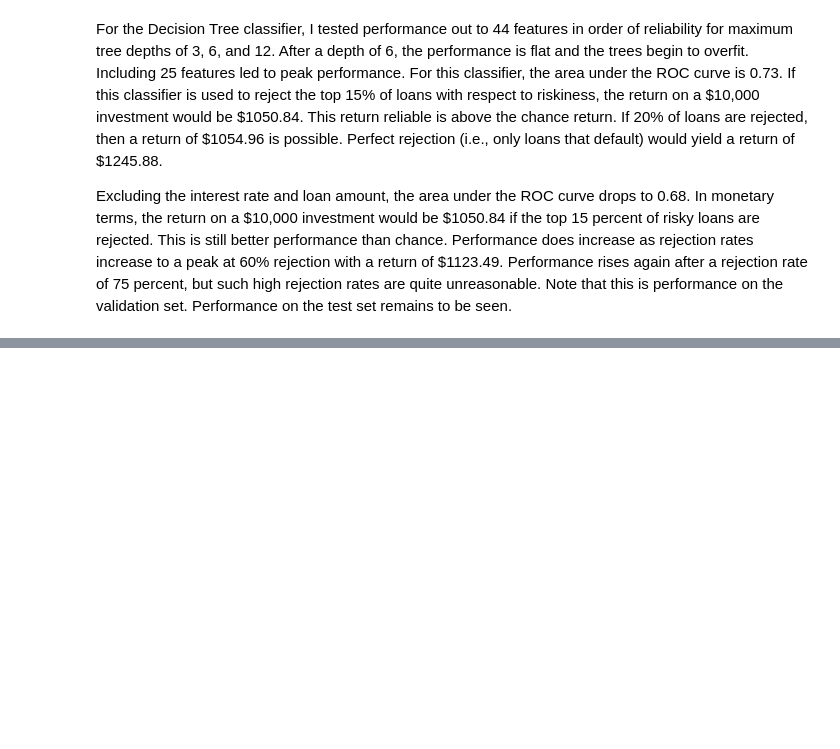
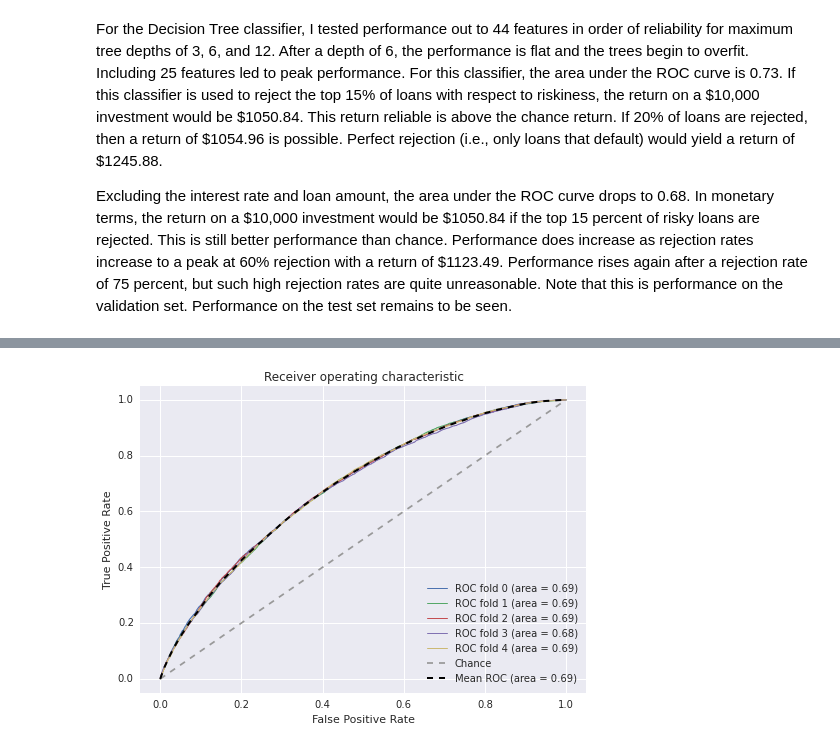
Before and after one commit to jsabrams/ds_workshop, a Jupyter notebook: capstone_project/lending_club_modeling.ipynb, the cells around one changed output, grey strips where cells are left out. Cells and saved outputs as stored; diff of their text form; code cells hidden in the pictures; blank space fills up the shorter version.

```diff
--- a/capstone_project/lending_club_modeling.ipynb
+++ b/capstone_project/lending_club_modeling.ipynb
@@ -379,0 +436,7 @@ Excluding the interest rate and loan amount, the area under the ROC curve drops
+# %%
+#Test adding features one at a time for Random Forest without including the interest rate or loan amount
+#Peaks at 17 features
+RF_clf = RandomForestClassifier(n_estimators=25, min_samples_leaf = 5, class_weight = {0: (1.0 - 0.1841), 1: 0.1841})
+RF_feat_df = mfit.add_feature_auc(X_train.drop(['int_rate', 'loan_amnt'], axis = 1),
+                                  y_train, X_val.drop(['int_rate', 'loan_amnt'], axis = 1), y_val, RF_clf, cv, 42)
+RF_feat_df
@@ -379,0 +461,6 @@ Excluding the interest rate and loan amount, the area under the ROC curve drops
+# %%
+#Train Random Forest on 17 most reliable features (exclude interest and loan amount) and plot ROC
+#Training AUC is 0.69
+_, RF_clf = mfit.fit_plot_ROC(X_train[reliable_feat_no_amnt_intr.index[0:16]], y_train, RF_clf, cv)
+# %% [output]
+[figure, added]
```
Also changed, not shown: parts of 10 cells of this notebook.
